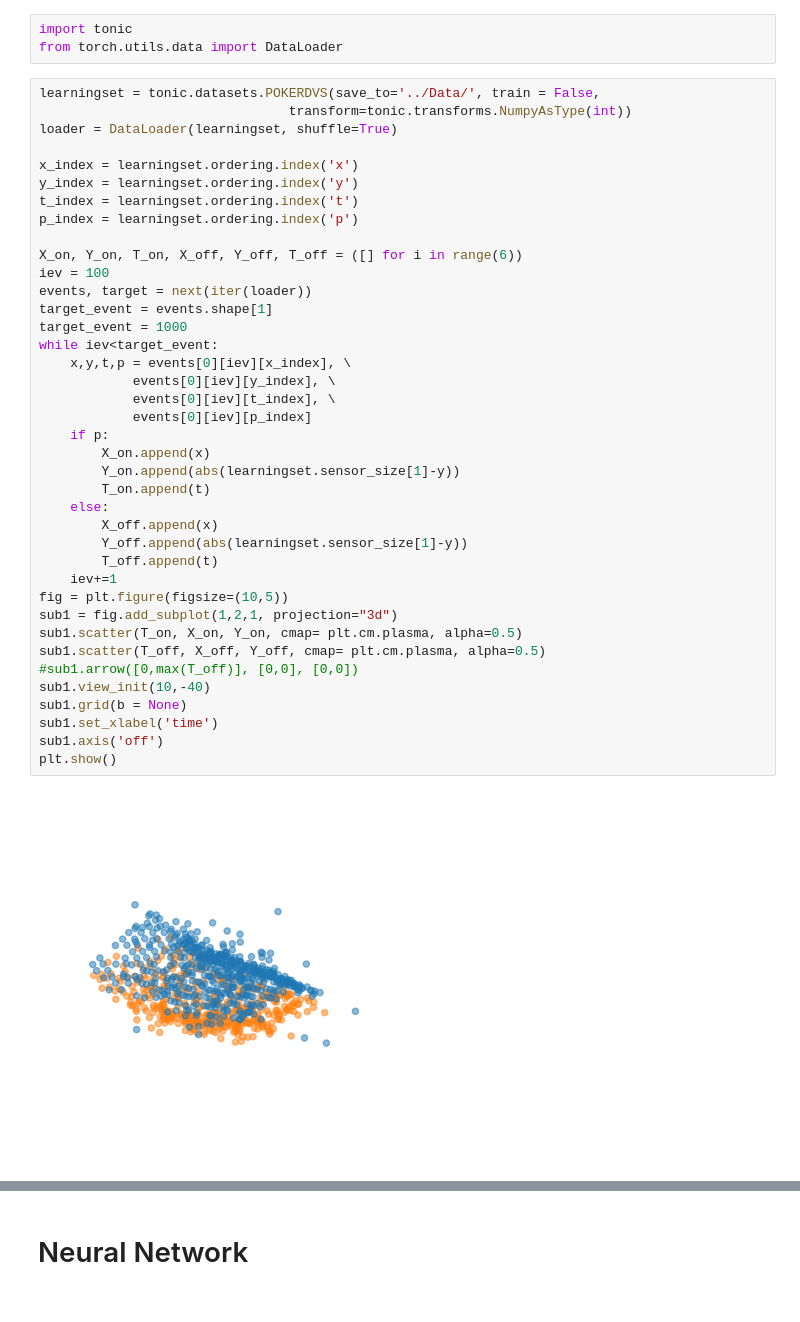
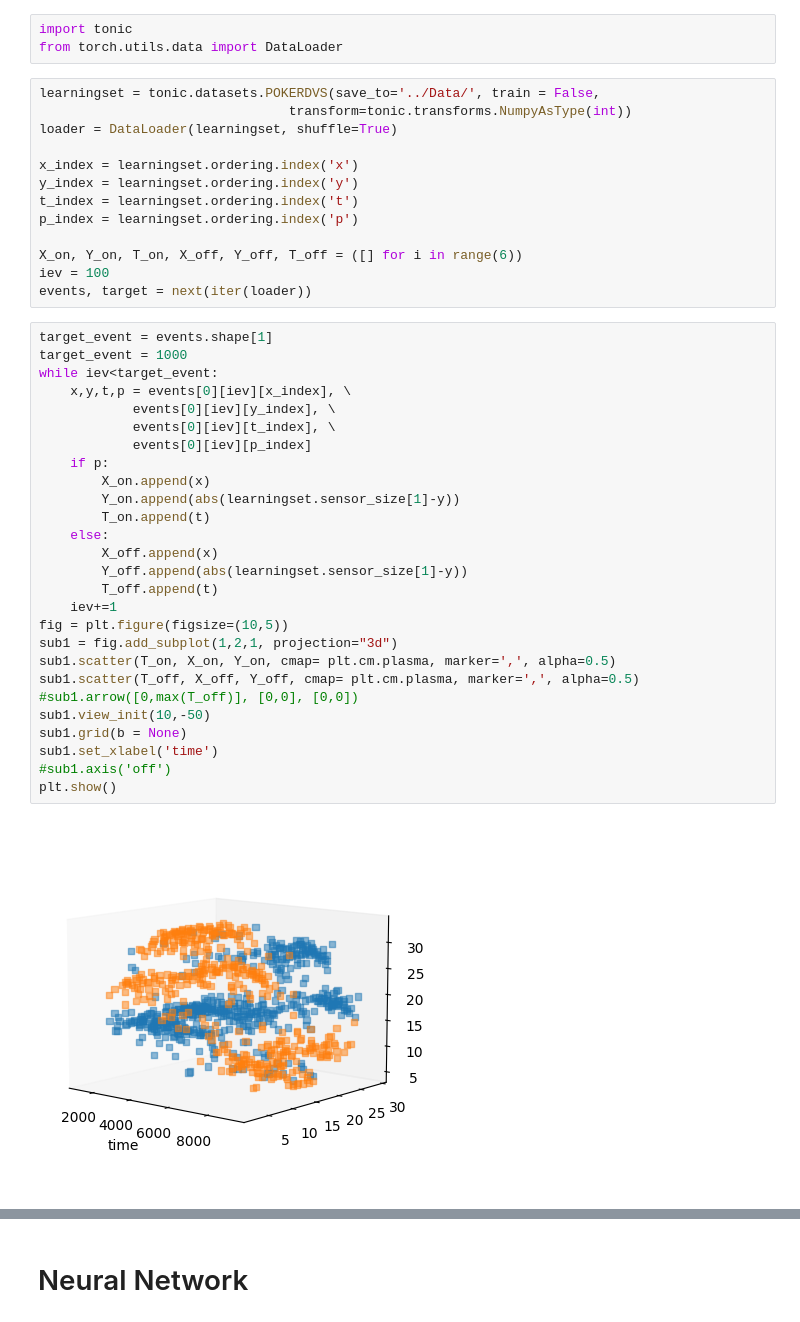
Before and after one commit to AntoineGrimaldi/figures, a Jupyter notebook: hots/Figures.ipynb, the cells around one changed output, grey strips where cells are left out. Cells and saved outputs as stored; diff of their text form.

```diff
--- a/hots/Figures.ipynb
+++ b/hots/Figures.ipynb
@@ -54,44 +54,45 @@ ax.legend();
 # %%
 import tonic
 from torch.utils.data import DataLoader
+# %%
+learningset = tonic.datasets.POKERDVS(save_to='../Data/', train = False,
+                                transform=tonic.transforms.NumpyAsType(int))
+loader = DataLoader(learningset, shuffle=True)
+
+x_index = learningset.ordering.index('x')
+y_index = learningset.ordering.index('y')
+t_index = learningset.ordering.index('t')
+p_index = learningset.ordering.index('p')
+
+X_on, Y_on, T_on, X_off, Y_off, T_off = ([] for i in range(6))
+iev = 100
+events, target = next(iter(loader))
 # %%
-learningset = tonic.datasets.POKERDVS(save_to='../Data/', train = False,
-                                transform=tonic.transforms.NumpyAsType(int))
-loader = DataLoader(learningset, shuffle=True)
-
-x_index = learningset.ordering.index('x')
-y_index = learningset.ordering.index('y')
-t_index = learningset.ordering.index('t')
-p_index = learningset.ordering.index('p')
-
-X_on, Y_on, T_on, X_off, Y_off, T_off = ([] for i in range(6))
-iev = 100
-events, target = next(iter(loader))
 target_event = events.shape[1]
 target_event = 1000
 while iev<target_event:
     x,y,t,p = events[0][iev][x_index], \
             events[0][iev][y_index], \
             events[0][iev][t_index], \
             events[0][iev][p_index]
     if p:
         X_on.append(x)
         Y_on.append(abs(learningset.sensor_size[1]-y))
         T_on.append(t)
     else:
         X_off.append(x)
         Y_off.append(abs(learningset.sensor_size[1]-y))
         T_off.append(t)
     iev+=1
 fig = plt.figure(figsize=(10,5))
 sub1 = fig.add_subplot(1,2,1, projection="3d")
-sub1.scatter(T_on, X_on, Y_on, cmap= plt.cm.plasma, alpha=0.5)
-sub1.scatter(T_off, X_off, Y_off, cmap= plt.cm.plasma, alpha=0.5)
+sub1.scatter(T_on, X_on, Y_on, cmap= plt.cm.plasma, marker=',', alpha=0.5)
+sub1.scatter(T_off, X_off, Y_off, cmap= plt.cm.plasma, marker=',', alpha=0.5)
 #sub1.arrow([0,max(T_off)], [0,0], [0,0])
-sub1.view_init(10,-40)
+sub1.view_init(10,-50)
 sub1.grid(b = None)
 sub1.set_xlabel('time')
-sub1.axis('off')
+#sub1.axis('off')
 plt.show()
 # %% [output]
-[figure, old version]
+[figure, new version]
```
Also changed, not shown: parts of 4 cells of this notebook, 5 other files.
